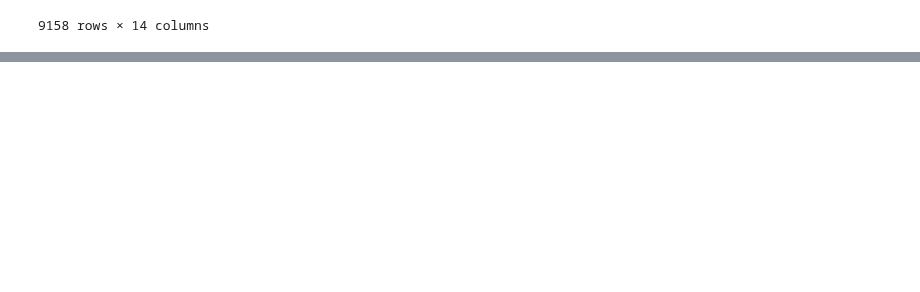
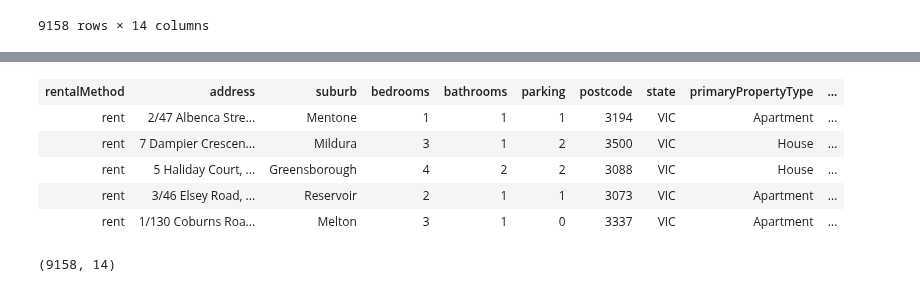
Before and after one commit to MAST30034-Applied-Data-Science/generic-real-estate-consulting-project-group-7, a Jupyter notebook: notebooks/checking.ipynb, the cells around one changed output, grey strips where cells are left out. Cells and saved outputs as stored; diff of their text form; code cells hidden in the pictures; blank space fills up the shorter version.

```diff
--- a/notebooks/checking.ipynb
+++ b/notebooks/checking.ipynb
@@ -51,0 +74,36 @@ domain_properties_info(domain_links)
+# %%
+# import required libraries
+from pyspark.sql import SparkSession, functions as F
+from pyspark.sql.functions import col, isnan, when, count, mean, udf, split, unix_timestamp, from_unixtime
+from pyspark.sql.types import StringType, IntegerType, FloatType
+
+# init SparkSession class
+spark = (
+    # if available consider use yarn master node
+    SparkSession.builder.master("local[*]")
+
+    # spark executor env configuration
+    .config("spark.executor.memory", "8g")
+    .config("spark.driver.memory", "16g")
+    .config("spark.executor.cores", "2")
+    .config("spark.executor.instances", "6")
+    .config("spark.sql.session.timeZone", "Etc/UTC")
+
+    # jvm memory configuration
+    .config("spark.memory.offHeap.enabled", "true")
+    .config("spark.memory.offHeap.size", "8g")
+
+    # parquet file load configuration
+    .config("spark.sql.repl.eagerEval.enabled", 'true')
+    .config("spark.sql.parquet.cacheMetadata", 'true')
+
+    # build the session
+    .appName("Pyspark Start Template") # change app name here
+    .getOrCreate()
+)
+
+# change default log level
+spark.sparkContext.setLogLevel('ERROR')
+
+import matplotlib.pyplot as plt
+import os
@@ -51,0 +116,14 @@ domain_properties_info(domain_links)
+# %%
+sdf = spark.read.parquet('../data/domain_samples.parquet', headers = True)
+sdf.limit(5)
+# %% [output]
+| rentalMethod | address | suburb | bedrooms | bathrooms | parking | postcode | state | primaryPropertyType | ... |
+| rent | 2/47 Albenca Stre... | Mentone | 1 | 1 | 1 | 3194 | VIC | Apartment | ... |
+| rent | 7 Dampier Crescen... | Mildura | 3 | 1 | 2 | 3500 | VIC | House | ... |
+| rent | 5 Haliday Court, ... | Greensborough | 4 | 2 | 2 | 3088 | VIC | House | ... |
+| rent | 3/46 Elsey Road, ... | Reservoir | 2 | 1 | 1 | 3073 | VIC | Apartment | ... |
+| rent | 1/130 Coburns Roa... | Melton | 3 | 1 | 0 | 3337 | VIC | Apartment | ... |
+# %%
+print((sdf.count(), len(sdf.columns)))
+# %% [output]
+(9158, 14)
```
Also changed, not shown: parts of 5 cells of this notebook.
